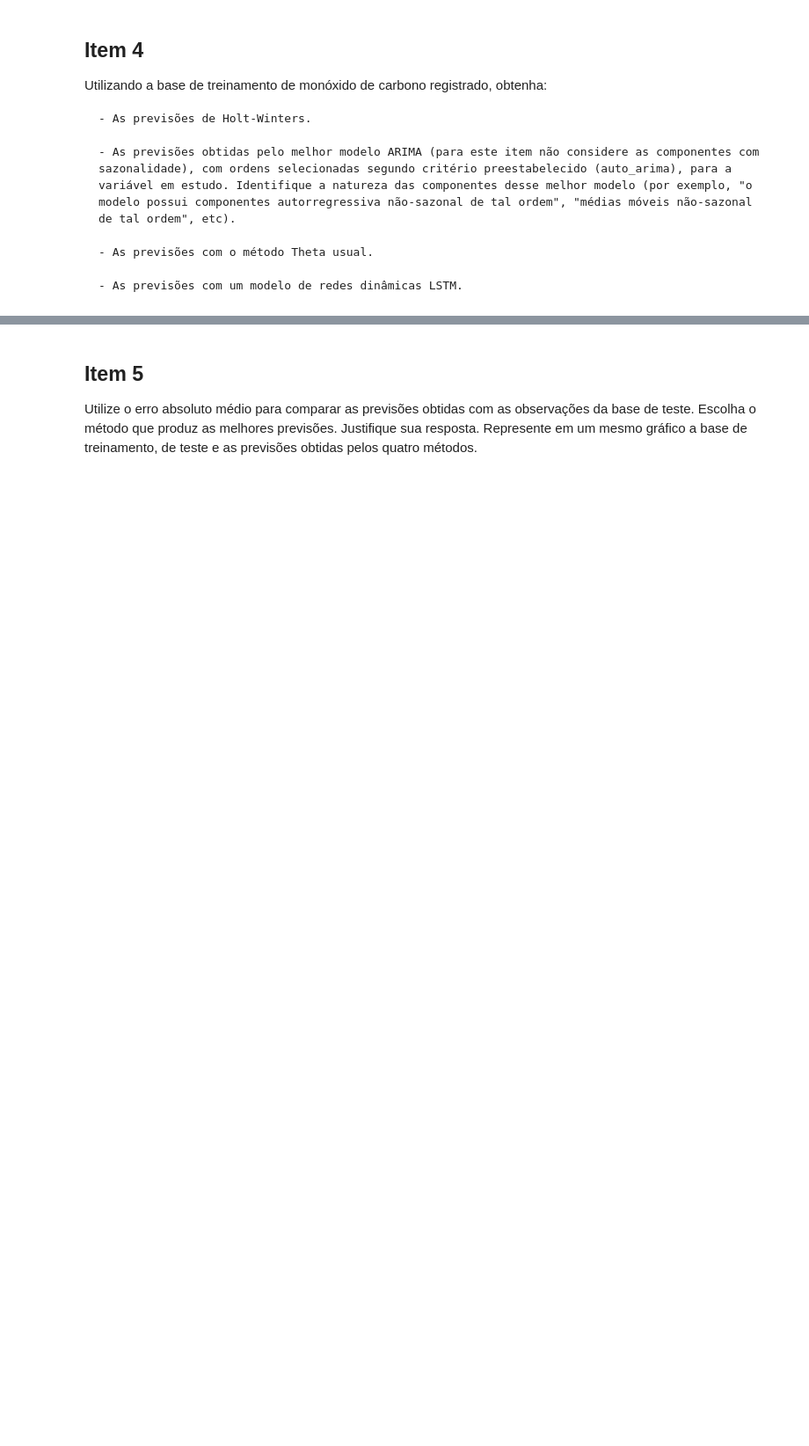
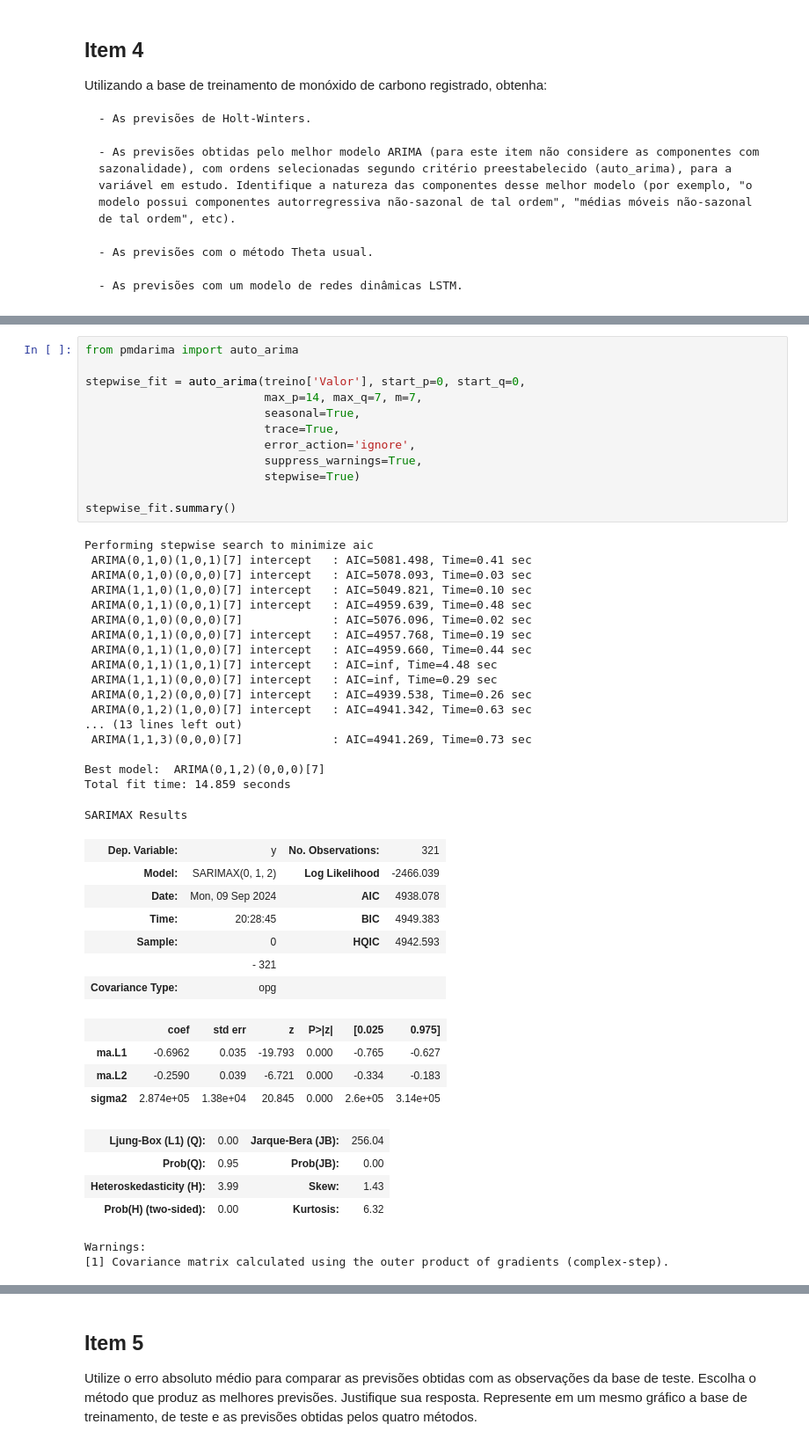
Before and after one commit to Magoji91/-Electric-power-consumption, a Jupyter notebook: Prova_Final_AD_2024.ipynb, the cells around one changed output, grey strips where cells are left out. Shown: that part at 88% size. Saved outputs shown, nothing was run; the diff lists cells and outputs as text; blank space fills up the shorter version.

```diff
--- a/Prova_Final_AD_2024.ipynb
+++ b/Prova_Final_AD_2024.ipynb
@@ -247,0 +333,48 @@ Utilizando a base de treinamento de monóxido de carbono registrado, obtenha:
+# %%
+from pmdarima import auto_arima
+
+stepwise_fit = auto_arima(treino['Valor'], start_p=0, start_q=0,
+                          max_p=14, max_q=7, m=7,
+                          seasonal=True,
+                          trace=True,
+                          error_action='ignore',
+                          suppress_warnings=True,
+                          stepwise=True)
+
+stepwise_fit.summary()
+# %% [output]
+Performing stepwise search to minimize aic
+ ARIMA(0,1,0)(1,0,1)[7] intercept   : AIC=5081.498, Time=0.41 sec
+ ARIMA(0,1,0)(0,0,0)[7] intercept   : AIC=5078.093, Time=0.03 sec
+ ARIMA(1,1,0)(1,0,0)[7] intercept   : AIC=5049.821, Time=0.10 sec
+ ARIMA(0,1,1)(0,0,1)[7] intercept   : AIC=4959.639, Time=0.48 sec
+ ARIMA(0,1,0)(0,0,0)[7]             : AIC=5076.096, Time=0.02 sec
+ ARIMA(0,1,1)(0,0,0)[7] intercept   : AIC=4957.768, Time=0.19 sec
+ ARIMA(0,1,1)(1,0,0)[7] intercept   : AIC=4959.660, Time=0.44 sec
+ ARIMA(0,1,1)(1,0,1)[7] intercept   : AIC=inf, Time=4.48 sec
+ ARIMA(1,1,1)(0,0,0)[7] intercept   : AIC=inf, Time=0.29 sec
+ ARIMA(0,1,2)(0,0,0)[7] intercept   : AIC=4939.538, Time=0.26 sec
+ ARIMA(0,1,2)(1,0,0)[7] intercept   : AIC=4941.342, Time=0.63 sec
+... (13 lines left out)
+ ARIMA(1,1,3)(0,0,0)[7]             : AIC=4941.269, Time=0.73 sec
+
+Best model:  ARIMA(0,1,2)(0,0,0)[7]
+Total fit time: 14.859 seconds
+SARIMAX Results
+| Dep. Variable: | y | No. Observations: | 321 |
+| Model: | SARIMAX(0, 1, 2) | Log Likelihood | -2466.039 |
+| Date: | Mon, 09 Sep 2024 | AIC | 4938.078 |
+| Time: | 20:28:45 | BIC | 4949.383 |
+| Sample: | 0 | HQIC | 4942.593 |
+|  | - 321 |  |  |
+| Covariance Type: | opg |  |  |
+|  | coef | std err | z | P>|z| | [0.025 | 0.975] |
+| ma.L1 | -0.6962 | 0.035 | -19.793 | 0.000 | -0.765 | -0.627 |
+| ma.L2 | -0.2590 | 0.039 | -6.721 | 0.000 | -0.334 | -0.183 |
+| sigma2 | 2.874e+05 | 1.38e+04 | 20.845 | 0.000 | 2.6e+05 | 3.14e+05 |
+| Ljung-Box (L1) (Q): | 0.00 | Jarque-Bera (JB): | 256.04 |
+| Prob(Q): | 0.95 | Prob(JB): | 0.00 |
+| Heteroskedasticity (H): | 3.99 | Skew: | 1.43 |
+| Prob(H) (two-sided): | 0.00 | Kurtosis: | 6.32 |
+Warnings:
+[1] Covariance matrix calculated using the outer product of gradients (complex-step).
```
Also changed, not shown: parts of 15 cells of this notebook.
